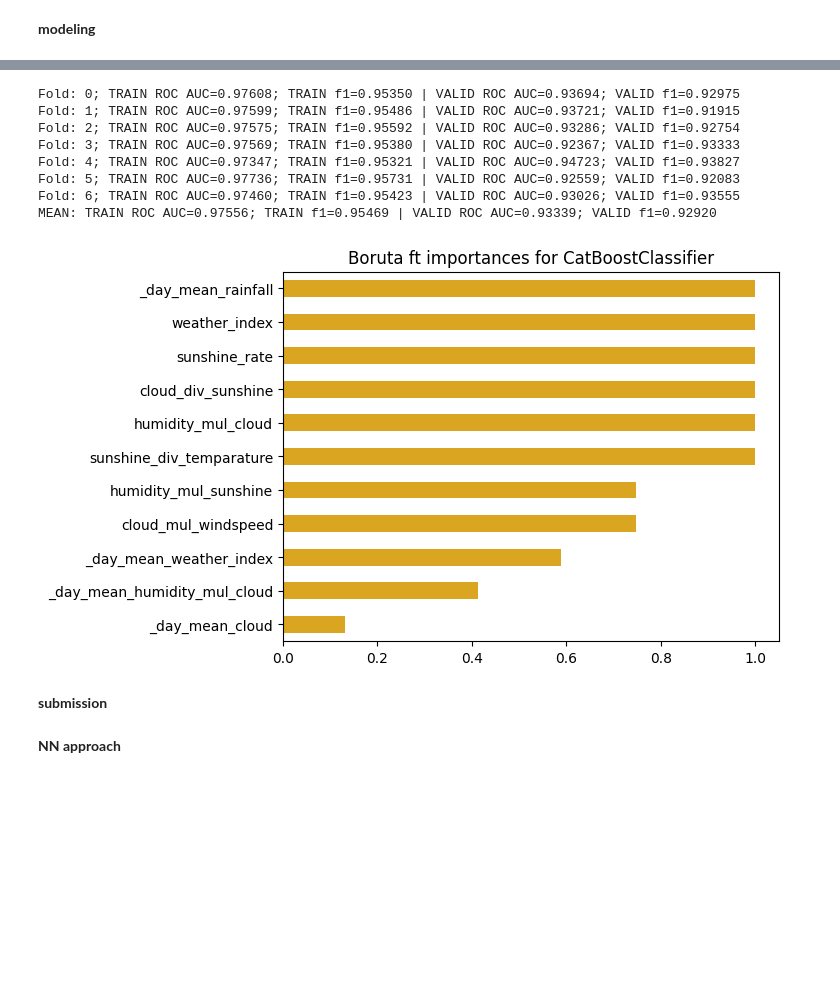
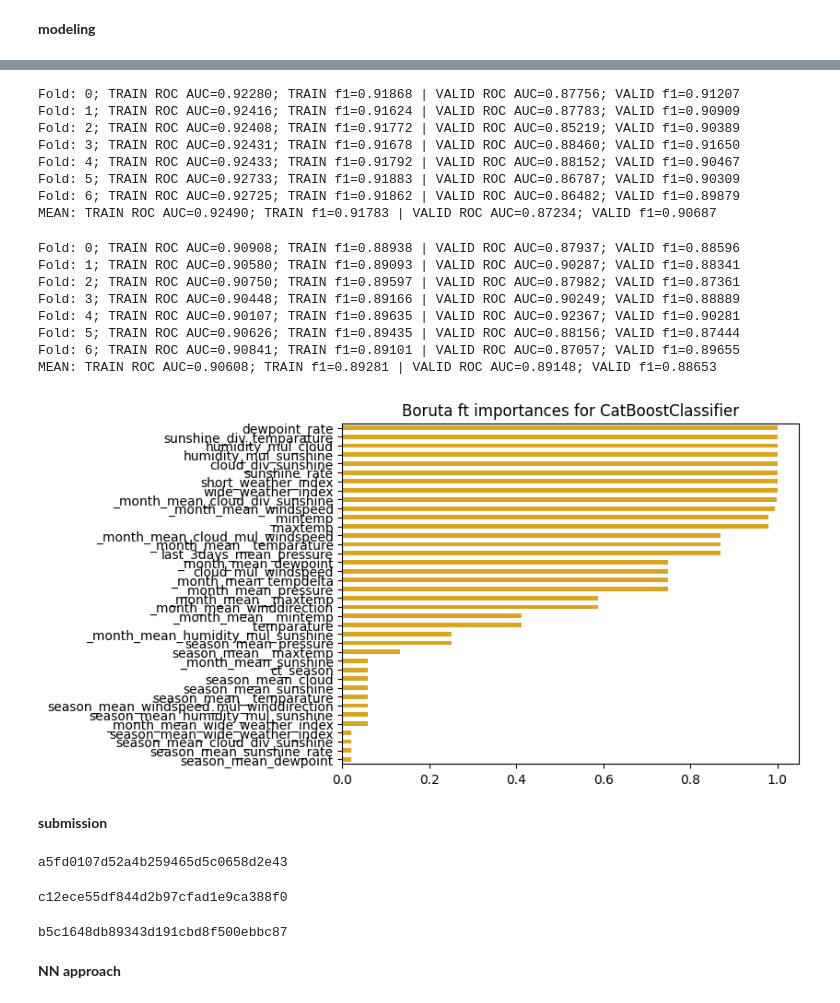
Before and after one commit to j2cry/playground, a Jupyter notebook: S5E3/research.ipynb, the cells around one changed output, grey strips where cells are left out. Saved outputs shown, nothing was run; the diff lists cells and outputs as text; code cells hidden in the pictures; blank space fills up the shorter version.

Commit message:
Clean dataset [feature selection]
SGD 0.85411
LogReg 0.87644
KNeighbours 0.82555
CatBoost [for fun] 0.84741
CNN 0.82448

```diff
--- a/S5E3/research.ipynb
+++ b/S5E3/research.ipynb
@@ -227,25 +253,47 @@ MEAN: TRAIN ROC AUC=0.94438; TRAIN f1=0.92667 | VALID ROC AUC=0.93579; VALID f1=
+# %%
+estimator = KNeighborsClassifier(
+    weights='uniform',
+    algorithm='auto',
+    n_neighbors=11,
+    p=1,
+    # leaf_size=60,
+    n_jobs=-1,
+)
+_ = checkup(estimator, SGD_X, y)
+knn = model = estimator.fit(SGD_X, y)
+# %% [output]
+Fold: 0; TRAIN ROC AUC=0.92280; TRAIN f1=0.91868 | VALID ROC AUC=0.87756; VALID f1=0.91207
+Fold: 1; TRAIN ROC AUC=0.92416; TRAIN f1=0.91624 | VALID ROC AUC=0.87783; VALID f1=0.90909
+Fold: 2; TRAIN ROC AUC=0.92408; TRAIN f1=0.91772 | VALID ROC AUC=0.85219; VALID f1=0.90389
+Fold: 3; TRAIN ROC AUC=0.92431; TRAIN f1=0.91678 | VALID ROC AUC=0.88460; VALID f1=0.91650
+Fold: 4; TRAIN ROC AUC=0.92433; TRAIN f1=0.91792 | VALID ROC AUC=0.88152; VALID f1=0.90467
+Fold: 5; TRAIN ROC AUC=0.92733; TRAIN f1=0.91883 | VALID ROC AUC=0.86787; VALID f1=0.90309
+Fold: 6; TRAIN ROC AUC=0.92725; TRAIN f1=0.91862 | VALID ROC AUC=0.86482; VALID f1=0.89879
+MEAN: TRAIN ROC AUC=0.92490; TRAIN f1=0.91783 | VALID ROC AUC=0.87234; VALID f1=0.90687
 # %%
 estimator = CatBoostClassifier(
-    iterations=1000,
-    learning_rate=0.01,
-    depth=4,
+    n_estimators=1500,
+    # iterations=1500,
+    learning_rate=0.001,
+    depth=3,
+    class_weights=CLASS_WEIGHTS,
     random_state=19,
     verbose=False,
     allow_writing_files=False,
 )
 _ = checkup(estimator, X, y, folds=7)
 importances = boruta(X, y, estimator.copy(), seed=10, plot=True, alpha=0.99)
 catboost = model = estimator.fit(X, y)
 # %% [output]
-Fold: 0; TRAIN ROC AUC=0.97608; TRAIN f1=0.95350 | VALID ROC AUC=0.93694; VALID f1=0.92975
-Fold: 1; TRAIN ROC AUC=0.97599; TRAIN f1=0.95486 | VALID ROC AUC=0.93721; VALID f1=0.91915
-Fold: 2; TRAIN ROC AUC=0.97575; TRAIN f1=0.95592 | VALID ROC AUC=0.93286; VALID f1=0.92754
-Fold: 3; TRAIN ROC AUC=0.97569; TRAIN f1=0.95380 | VALID ROC AUC=0.92367; VALID f1=0.93333
-Fold: 4; TRAIN ROC AUC=0.97347; TRAIN f1=0.95321 | VALID ROC AUC=0.94723; VALID f1=0.93827
-Fold: 5; TRAIN ROC AUC=0.97736; TRAIN f1=0.95731 | VALID ROC AUC=0.92559; VALID f1=0.92083
-Fold: 6; TRAIN ROC AUC=0.97460; TRAIN f1=0.95423 | VALID ROC AUC=0.93026; VALID f1=0.93555
-MEAN: TRAIN ROC AUC=0.97556; TRAIN f1=0.95469 | VALID ROC AUC=0.93339; VALID f1=0.92920
+Fold: 0; TRAIN ROC AUC=0.90908; TRAIN f1=0.88938 | VALID ROC AUC=0.87937; VALID f1=0.88596
+Fold: 1; TRAIN ROC AUC=0.90580; TRAIN f1=0.89093 | VALID ROC AUC=0.90287; VALID f1=0.88341
+Fold: 2; TRAIN ROC AUC=0.90750; TRAIN f1=0.89597 | VALID ROC AUC=0.87982; VALID f1=0.87361
+Fold: 3; TRAIN ROC AUC=0.90448; TRAIN f1=0.89166 | VALID ROC AUC=0.90249; VALID f1=0.88889
+Fold: 4; TRAIN ROC AUC=0.90107; TRAIN f1=0.89635 | VALID ROC AUC=0.92367; VALID f1=0.90281
+Fold: 5; TRAIN ROC AUC=0.90626; TRAIN f1=0.89435 | VALID ROC AUC=0.88156; VALID f1=0.87444
+Fold: 6; TRAIN ROC AUC=0.90841; TRAIN f1=0.89101 | VALID ROC AUC=0.87057; VALID f1=0.89655
+MEAN: TRAIN ROC AUC=0.90608; TRAIN f1=0.89281 | VALID ROC AUC=0.89148; VALID f1=0.88653
-[figure, old version]
+[figure, new version]
 # %% [markdown]
 __submission__
 # %%
@@ -262,16 +312,36 @@ T = pipes['sgd'].transform(test.drop(columns='rainfall'))
 rainfall = lin.predict_proba(T)[:, 1]
 
 if (test['rainfall'] != rainfall).any():
+    filecode = uuid.uuid4().hex
     test['rainfall'] = rainfall
-    test.reset_index()[['id', 'rainfall']].to_csv(f'{uuid.uuid4().hex}.csv', index=False)
+    test.reset_index()[['id', 'rainfall']].to_csv(f'{filecode}.csv', index=False)
+    print(filecode)
+# %% [output]
+a5fd0107d52a4b259465d5c0658d2e43
+# %%
+# KNeighbours
+T = pipes['sgd'].transform(test.drop(columns='rainfall'))
+rainfall = knn.predict_proba(T)[:, 1]
+
+if (test['rainfall'] != rainfall).any():
+    filecode = uuid.uuid4().hex
+    test['rainfall'] = rainfall
+    test.reset_index()[['id', 'rainfall']].to_csv(f'{filecode}.csv', index=False)
+    print(filecode)
+# %% [output]
+c12ece55df844d2b97cfad1e9ca388f0
 # %%
-# base
+# CatBoost
 T = pipes['base'].transform(test.drop(columns='rainfall'))
 rainfall = catboost.predict_proba(T)[:, 1]
 
 if (test['rainfall'] != rainfall).any():
+    filecode = uuid.uuid4().hex
     test['rainfall'] = rainfall
-    test.reset_index()[['id', 'rainfall']].to_csv(f'{uuid.uuid4().hex}.csv', index=False)
+    test.reset_index()[['id', 'rainfall']].to_csv(f'{filecode}.csv', index=False)
+    print(filecode)
+# %% [output]
+b5c1648db89343d191cbd8f500ebbc87
 # %% [markdown]
 __NN approach__
 # %%
```
Also changed, not shown: parts of 13 cells of this notebook.
